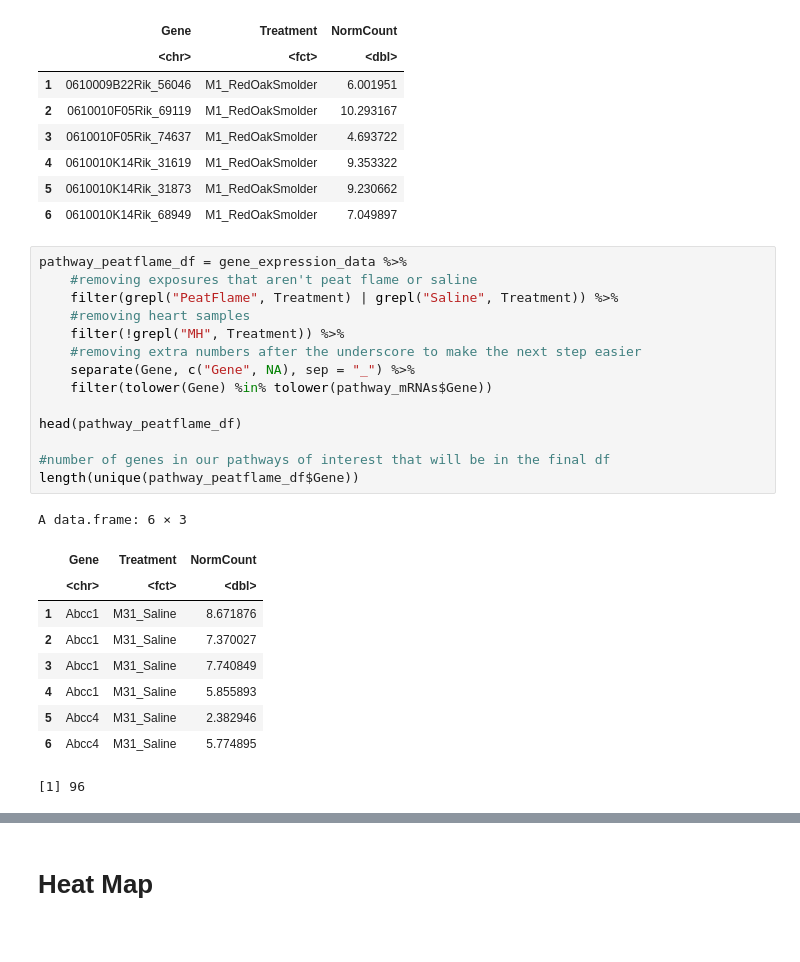
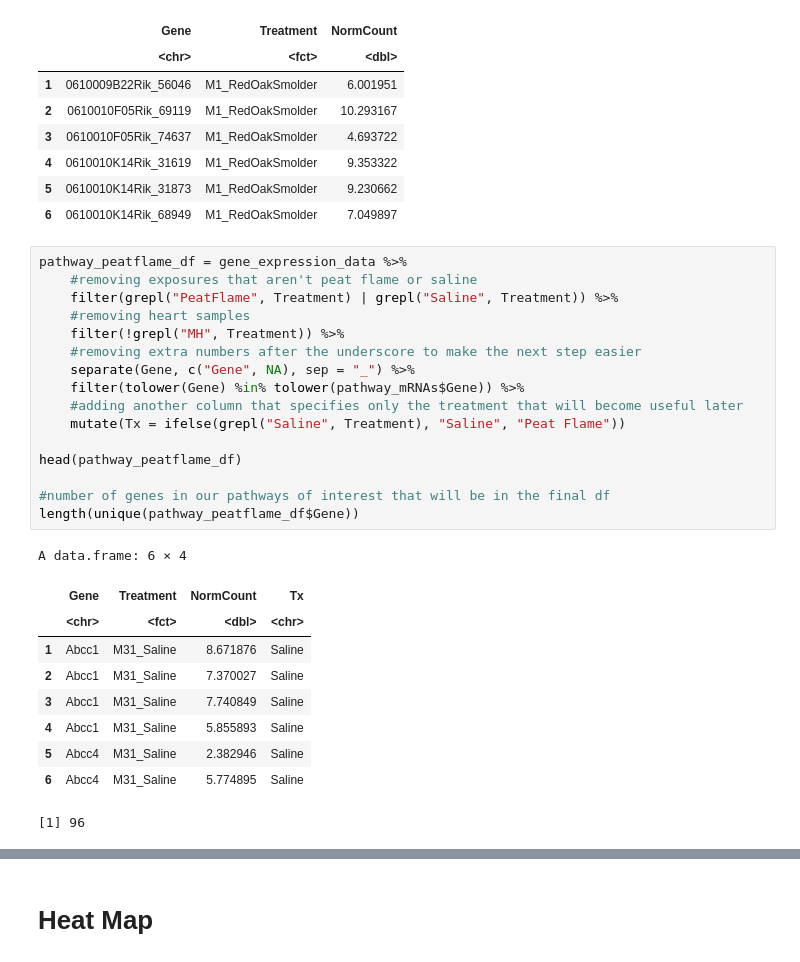
Before and after one commit to Ragerlab/P1013.-Microbiome-Peanut-Allergy, a Jupyter notebook: Gene Expression Heat Map.ipynb, the cells around one changed output, grey strips where cells are left out. Drawn from its saved outputs; the diff is of its cells as text.

```diff
--- a/Gene Expression Heat Map.ipynb
+++ b/Gene Expression Heat Map.ipynb
@@ -69,25 +69,27 @@ A data.frame: 6 × 3
 # %%
 pathway_peatflame_df = gene_expression_data %>%
     #removing exposures that aren't peat flame or saline
     filter(grepl("PeatFlame", Treatment) | grepl("Saline", Treatment)) %>%
     #removing heart samples
     filter(!grepl("MH", Treatment)) %>%
     #removing extra numbers after the underscore to make the next step easier
     separate(Gene, c("Gene", NA), sep = "_") %>%
-    filter(tolower(Gene) %in% tolower(pathway_mRNAs$Gene))
+    filter(tolower(Gene) %in% tolower(pathway_mRNAs$Gene)) %>%
+    #adding another column that specifies only the treatment that will become useful later
+    mutate(Tx = ifelse(grepl("Saline", Treatment), "Saline", "Peat Flame"))
 
 head(pathway_peatflame_df)
 
 #number of genes in our pathways of interest that will be in the final df
 length(unique(pathway_peatflame_df$Gene))
 # %% [output]
-A data.frame: 6 × 3
+A data.frame: 6 × 4
-|  | Gene | Treatment | NormCount |
-|  | <chr> | <fct> | <dbl> |
-| 1 | Abcc1 | M31_Saline | 8.671876 |
-| 2 | Abcc1 | M31_Saline | 7.370027 |
-| 3 | Abcc1 | M31_Saline | 7.740849 |
-| 4 | Abcc1 | M31_Saline | 5.855893 |
-| 5 | Abcc4 | M31_Saline | 2.382946 |
-| 6 | Abcc4 | M31_Saline | 5.774895 |
+|  | Gene | Treatment | NormCount | Tx |
+|  | <chr> | <fct> | <dbl> | <chr> |
+| 1 | Abcc1 | M31_Saline | 8.671876 | Saline |
+| 2 | Abcc1 | M31_Saline | 7.370027 | Saline |
+| 3 | Abcc1 | M31_Saline | 7.740849 | Saline |
+| 4 | Abcc1 | M31_Saline | 5.855893 | Saline |
+| 5 | Abcc4 | M31_Saline | 2.382946 | Saline |
+| 6 | Abcc4 | M31_Saline | 5.774895 | Saline |
 [1] 96
```
Also changed, not shown: parts of 6 cells of this notebook.
